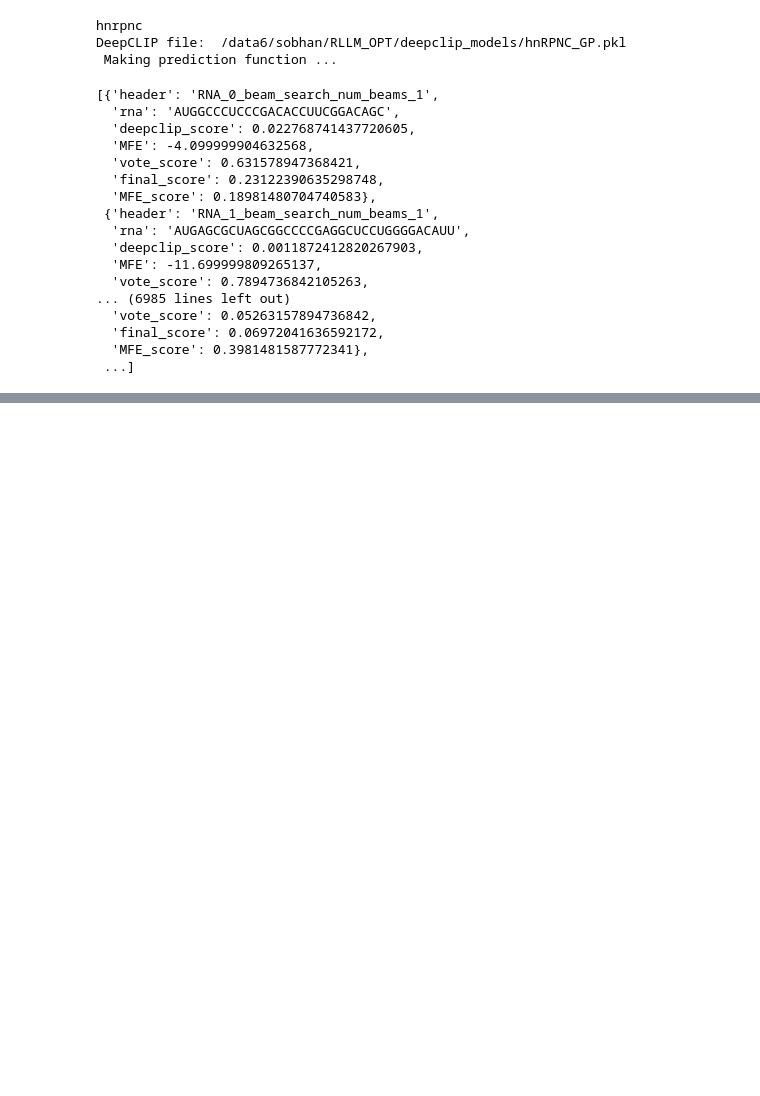
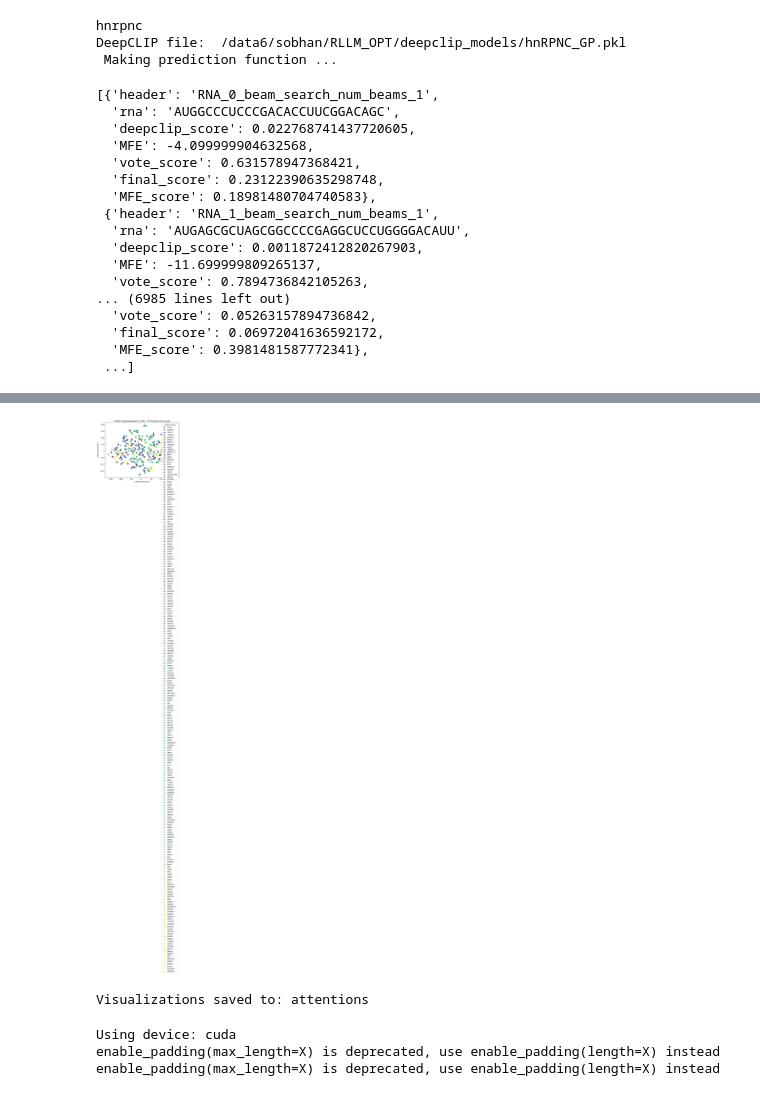
Before and after one commit to hhhhhhhqa/RNAtranslator, a Jupyter notebook: generate.ipynb, the cells around one changed output, grey strips where cells are left out. Saved outputs shown, nothing was run; the diff lists cells and outputs as text; code cells hidden in the pictures; blank space fills up the shorter version.

Commit message:
New evaluations

```diff
--- a/generate.ipynb
+++ b/generate.ipynb
@@ -420,0 +769,63 @@ candidates
+# %%
+tsne = TSNE(n_components=2, perplexity=min(len(protein_sequences) - 1, 3)) # Perplexity adjusted for small sample size
+reduced_representations_tsne = tsne.fit_transform(pooled_representations)
+
+plt.figure(figsize=(8, 6))
+sns.scatterplot(x=reduced_representations_tsne[:, 0], y=reduced_representations_tsne[:, 1],
+                hue=protein_labels, palette="viridis", s=100)
+plt.title('Protein Representations (t-SNE) - T5 Encoder Final Layer')
+plt.xlabel('t-SNE Dimension 1')
+plt.ylabel('t-SNE Dimension 2')
+plt.legend(title='Protein Family')
+plt.savefig(results_dir / "protein_representations_tsne.png")
+plt.show()
+
+print(f"Visualizations saved to: {results_dir}")
+# %% [output]
+[figure, added]
+Visualizations saved to: attentions
+# %%
+import os
+import torch
+import numpy as np
+import matplotlib.pyplot as plt
+from sklearn.manifold import TSNE
+from sklearn.decomposition import PCA
+
+import os
+os.environ["CUDA_VISIBLE_DEVICES"] = '2'
+import torch
+
+from pathlib import Path
+from transformers import T5ForConditionalGeneration
+from sklearn.decomposition import PCA
+from sklearn.manifold import TSNE
+import matplotlib.pyplot as plt
+import seaborn as sns
+import numpy as np
+
+from src.utils.tokenizer import BpeTokenizer
+
+# Load config for model and training
+results_dir = Path("attentions")
+if not os.path.exists(results_dir):
+    os.makedirs(results_dir)
+
+# Device setup
+device = 'cuda' if torch.cuda.is_available() else 'cpu'
+print(f"Using device: {device}")
+
+# Load the T5 model
+model_path = "/data6/sobhan/RLLM/finetune/checkpoint-362400"
+model = T5ForConditionalGeneration.from_pretrained(model_path).to(device)
+model.eval() # Set to evaluation mode
+
+rna_tokenizer = BpeTokenizer(vocab_size=1000, seq_size=1024)
+rna_tokenizer.load("/data6/sobhan/RLLM/dataset/tokenizers/bpe_rna_1000_1024.json")
+
+protein_tokenizer = BpeTokenizer(vocab_size=1000, seq_size=1024)
+protein_tokenizer.load("/data6/sobhan/RLLM/dataset/tokenizers/bpe_protein_1000_1024.json")
+# %% [output]
+Using device: cuda
+enable_padding(max_length=X) is deprecated, use enable_padding(length=X) instead
+enable_padding(max_length=X) is deprecated, use enable_padding(length=X) instead
```
Also changed, not shown: parts of 24 cells of this notebook, 10 other files.
